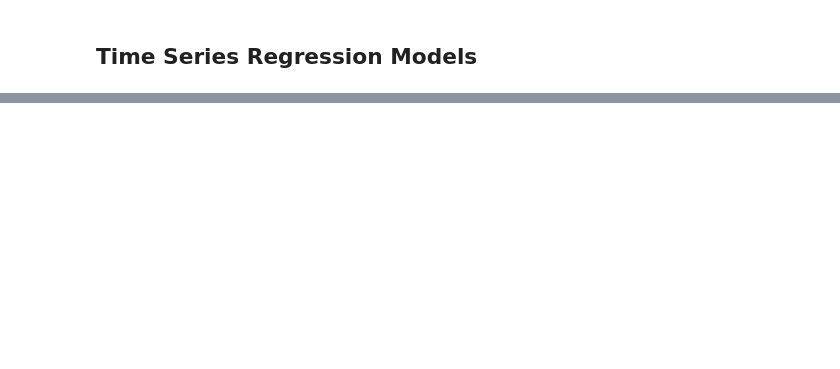
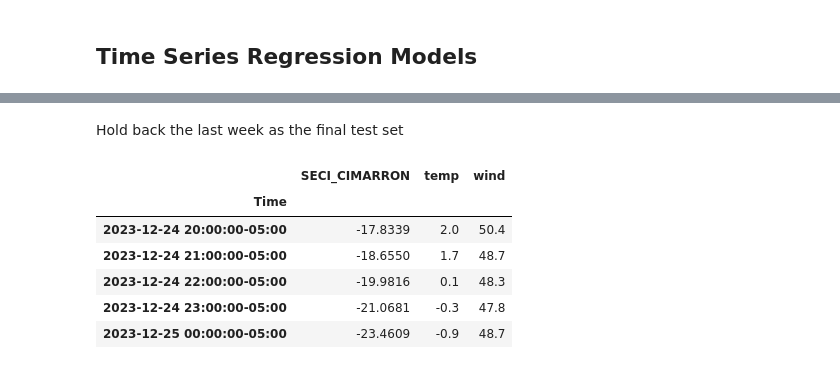
Before and after one commit to maxwellgriffith345/SPPPrices, a Jupyter notebook: FPPPart2.ipynb, the cells around one changed output, grey strips where cells are left out. Saved outputs shown, nothing was run; the diff lists cells and outputs as text; code cells hidden in the pictures; blank space fills up the shorter version.

```diff
--- a/FPPPart2.ipynb
+++ b/FPPPart2.ipynb
@@ -29,0 +91,13 @@ df.drop(columns=["KCPLIATANUNIAT2","KCPLLACYGNEUNLAC2","SECI.KCPS.CIMARRON", "WR
+# %% [markdown]
+Hold back the last week as the final test set
+# %%
+cimarron_train = cimarron.iloc[:-168]
+cimarron_train.tail()
+# %% [output]
+|  | SECI_CIMARRON | temp | wind |
+| Time |  |  |  |
+| 2023-12-24 20:00:00-05:00 | -17.8339 | 2.0 | 50.4 |
+| 2023-12-24 21:00:00-05:00 | -18.6550 | 1.7 | 48.7 |
+| 2023-12-24 22:00:00-05:00 | -19.9816 | 0.1 | 48.3 |
+| 2023-12-24 23:00:00-05:00 | -21.0681 | -0.3 | 47.8 |
+| 2023-12-25 00:00:00-05:00 | -23.4609 | -0.9 | 48.7 |
```
Also changed, not shown: parts of 30 cells of this notebook, 1 other file.
